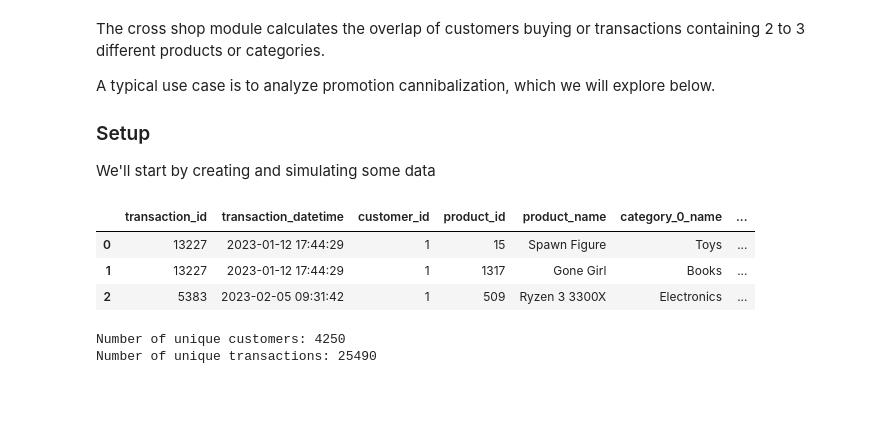
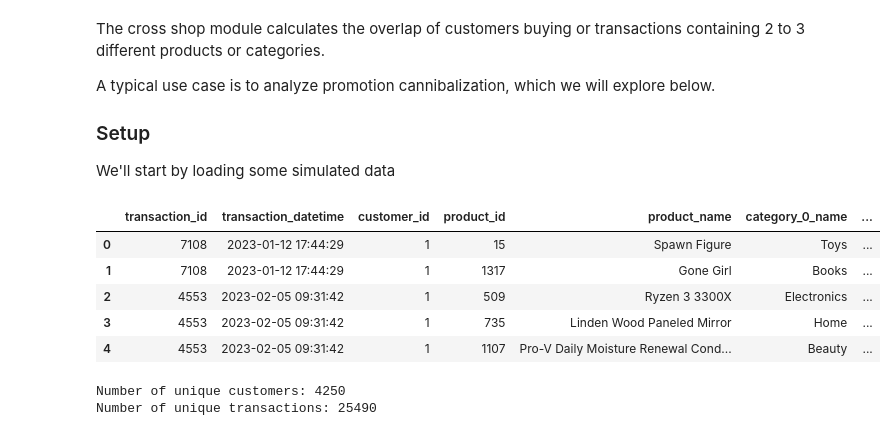
Before and after one commit to Data-Simply/pyretailscience, a Jupyter notebook: docs/examples/cross_shop.ipynb, the cells around one changed output. Saved outputs shown, nothing was run; the diff lists cells and outputs as text; code cells hidden in the pictures; blank space fills up the shorter version.

Commit message:
refactor: move data simulation to another package

```diff
--- a/docs/examples/cross_shop.ipynb
+++ b/docs/examples/cross_shop.ipynb
@@ -6,31 +6,21 @@ A typical use case is to analyze promotion cannibalization, which we will explor
 
 ### Setup
 
-We'll start by creating and simulating some data
+We'll start by loading some simulated data
-# %%
-from datetime import datetime
-
-import matplotlib.pyplot as plt
-import pandas as pd
-import strictyaml as yaml
-import numpy as np
-
-from pyretailscience.data.simulation import Simulation, config_schema
-
-config_file = "../../data/default_data_config.yaml"
-with open(config_file, "r") as f:
-    config = yaml.load(f.read(), config_schema).data
-
-config["transactions"]["start_date"] = datetime(year=2023, month=1, day=1)
-sim = Simulation(seed=42, config=config)
-sim.run()
-df = pd.DataFrame(sim.transactions)
-df.head(3)
-# %% [output]
-|  | transaction_id | transaction_datetime | customer_id | product_id | product_name | category_0_name | ... |
-| 0 | 13227 | 2023-01-12 17:44:29 | 1 | 15 | Spawn Figure | Toys | ... |
-| 1 | 13227 | 2023-01-12 17:44:29 | 1 | 1317 | Gone Girl | Books | ... |
-| 2 | 5383 | 2023-02-05 09:31:42 | 1 | 509 | Ryzen 3 3300X | Electronics | ... |
+# %%
+import matplotlib.pyplot as plt
+import numpy as np
+import pandas as pd
+
+df = pd.read_parquet("../../data/transactions.parquet")
+df.head()
+# %% [output]
+|  | transaction_id | transaction_datetime | customer_id | product_id | product_name | category_0_name | ... |
+| 0 | 7108 | 2023-01-12 17:44:29 | 1 | 15 | Spawn Figure | Toys | ... |
+| 1 | 7108 | 2023-01-12 17:44:29 | 1 | 1317 | Gone Girl | Books | ... |
+| 2 | 4553 | 2023-02-05 09:31:42 | 1 | 509 | Ryzen 3 3300X | Electronics | ... |
+| 3 | 4553 | 2023-02-05 09:31:42 | 1 | 735 | Linden Wood Paneled Mirror | Home | ... |
+| 4 | 4553 | 2023-02-05 09:31:42 | 1 | 1107 | Pro-V Daily Moisture Renewal Cond... | Beauty | ... |
 # %%
 print(f"Number of unique customers: {df['customer_id'].nunique()}")
 print(f"Number of unique transactions: {df['transaction_id'].nunique()}")
```
Also changed, not shown: parts of 1 cell of this notebook, 14 other files.
